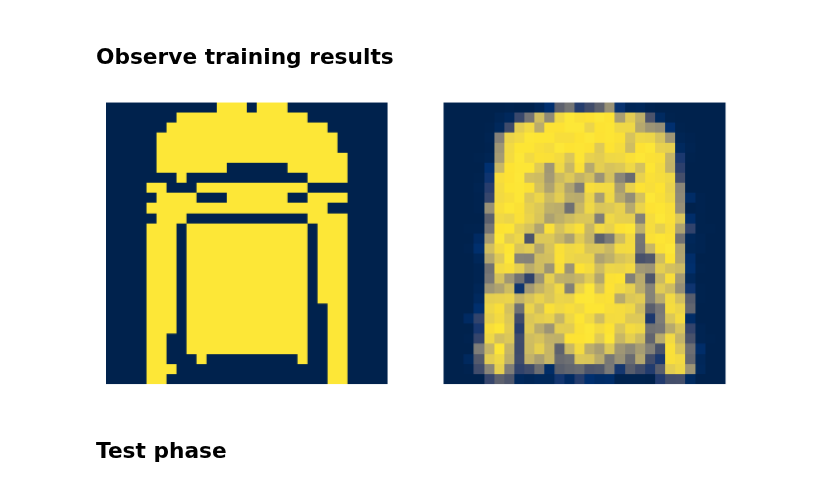
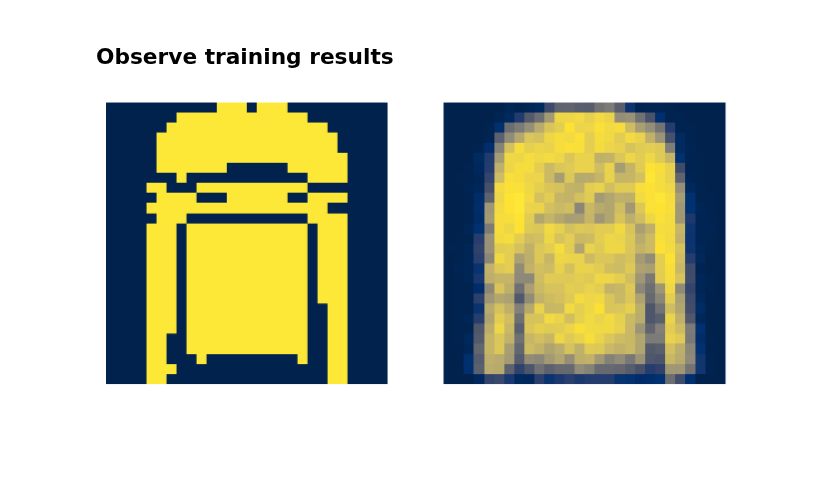
Before and after one commit to gerdm/hard-em-lvm, a Jupyter notebook: notebooks/17-unamortised-test.ipynb, the cells around one changed output. Drawn from its saved outputs; the diff is of its cells as text; code cells hidden in the pictures; blank space fills up the shorter version.

```diff
--- a/notebooks/17-unamortised-test.ipynb
+++ b/notebooks/17-unamortised-test.ipynb
@@ -321,7 +323,7 @@ config["test"]["num_epochs"] = 1000
 # %%
 model_decoder = Decoder(28 ** 2, dim_latent)
 # %%
-model_test = UnamortisedVAEBernDelta(dim_latent, dim_obs[0], DeltaEncoder, Decoder)
+model_test = hlax.models.UnamortisedVAEBern(dim_latent, dim_obs[0], GaussEncoder, Decoder)
 config_test = hlax.unamortised.load_test_config(config, model_test)
 # %% [markdown]
 ## Benchmark models
@@ -338,6 +340,7 @@ def elbo_bern(key, params, apply_fn, X_batch):
     _, num_is_samples, dim_latent = z.shape
 
     std_z = jnp.exp(logvar_z / 2)
+    var_z = jnp.exp(logvar_z)
 
     dist_prior = distrax.MultivariateNormalDiag(jnp.zeros(dim_latent),
                                                 jnp.ones(dim_latent))
@@ -348,9 +351,8 @@ def elbo_bern(key, params, apply_fn, X_batch):
     log_prob_x = dist_decoder.log_prob(X_batch).sum(axis=-1)
     log_prob_z_post = dist_posterior.log_prob(z).sum(axis=-1)
 
-    loss =  (1 + logvar_z - mean_z ** 2 - std_z ** 2).sum(axis=-1) / 2 + log_prob_x.mean(axis=0)
+    loss = (1 + logvar_z - mean_z ** 2 - var_z).sum(axis=-1) / 2 + log_prob_x.mean(axis=0)
     return -loss.mean()
-
 
 
 
@@ -371,6 +373,7 @@ def iwae_bern_delta(key, params, apply_fn, X_batch):
 # %% [markdown]
 ### VAE
 # %%
+%%time
 model_vae = hlax.models.VAEBern(dim_latent, dim_obs[0], Encoder, Decoder)
 config_vae = hlax.vae.load_config(config, model_vae)
 
@@ -381,6 +384,6 @@ res_vae = base_vae_hardem.train_test(
     config_vae,
     config_test,
     elbo_bern,
-    iwae_bern_delta,
+    elbo_bern,
     hlax.vae.train_checkpoints
 )
@@ -415,7 +423,7 @@ res_hem = base_vae_hardem.train_test(
     config_hem,
     config_test,
     iwae_bern_delta,
-    iwae_bern_delta,
+    elbo_bern,
     hlax.unamortised.train_checkpoints
 )
 # %% [output]
@@ -477,25 +516,23 @@ ax[1].axis("off");
 ## Observe training results
 # %%
 ix_target = 5
-res = res_vae
-model = model_vae
+res = res_hem
+model = model_hem
 
 state_final = res["train"]["state_final"]
 params= state_final.params
-vals = model.apply(params, X_warmup, key)[-1][0]
+vals = model.apply(params, X_warmup, key)[1]# [-1][0]
 
 img_reconstruct = vals[ix_target].reshape(28, 28)
 img_reconstruct = nn.sigmoid(img_reconstruct)
 
 img_target = X_warmup[ix_target].reshape(28, 28)
 
 fig, ax = plt.subplots(1, 2, figsize=(8, 4))
 ax[0].imshow(img_target, cmap="cividis")
 ax[1].imshow(img_reconstruct, cmap="cividis")
 
 ax[0].axis("off")
 ax[1].axis("off");
 # %% [output]
-[figure, old version]
+[figure, new version]
-# %% [markdown]
-## Test phase
```
Also changed, not shown: parts of 21 cells of this notebook.
